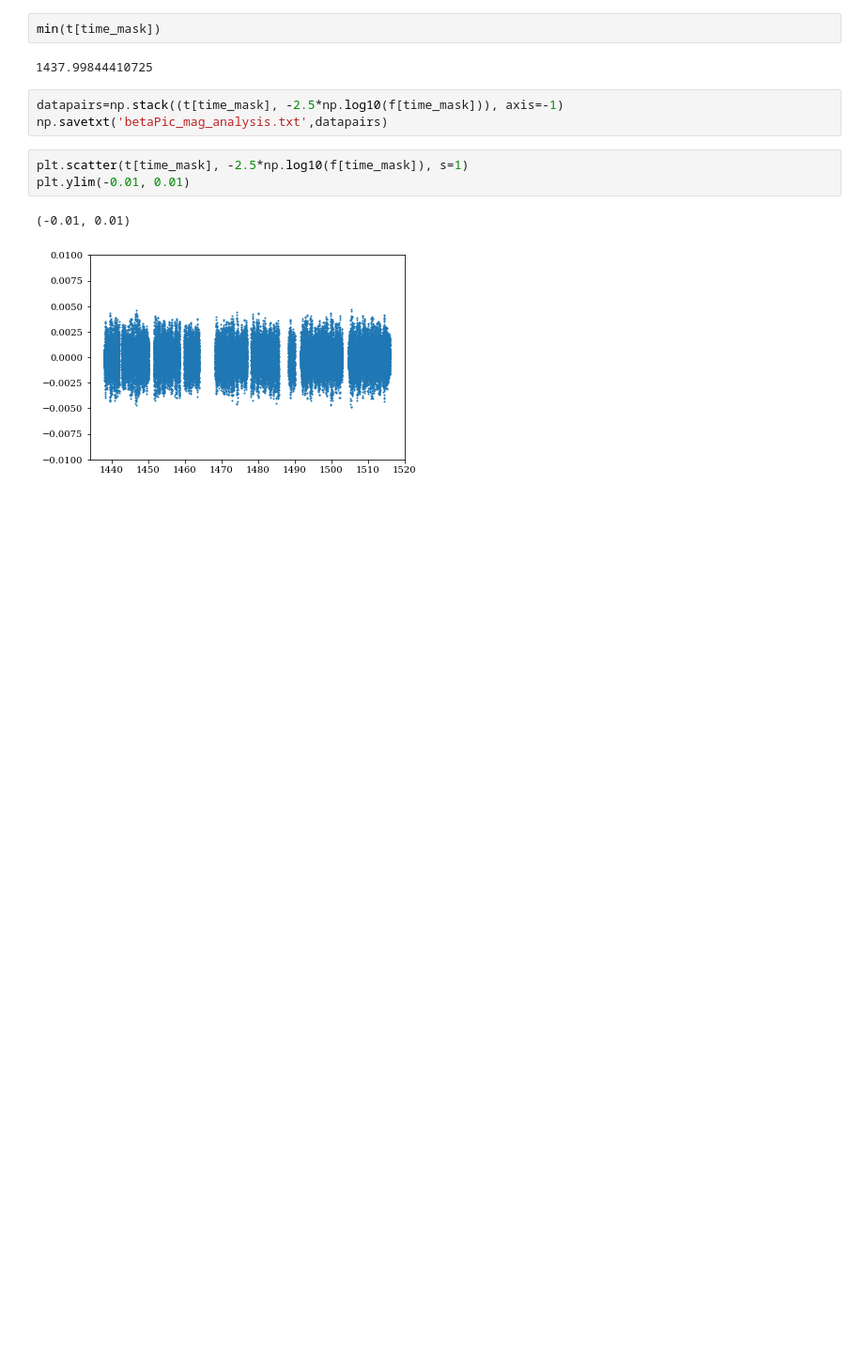
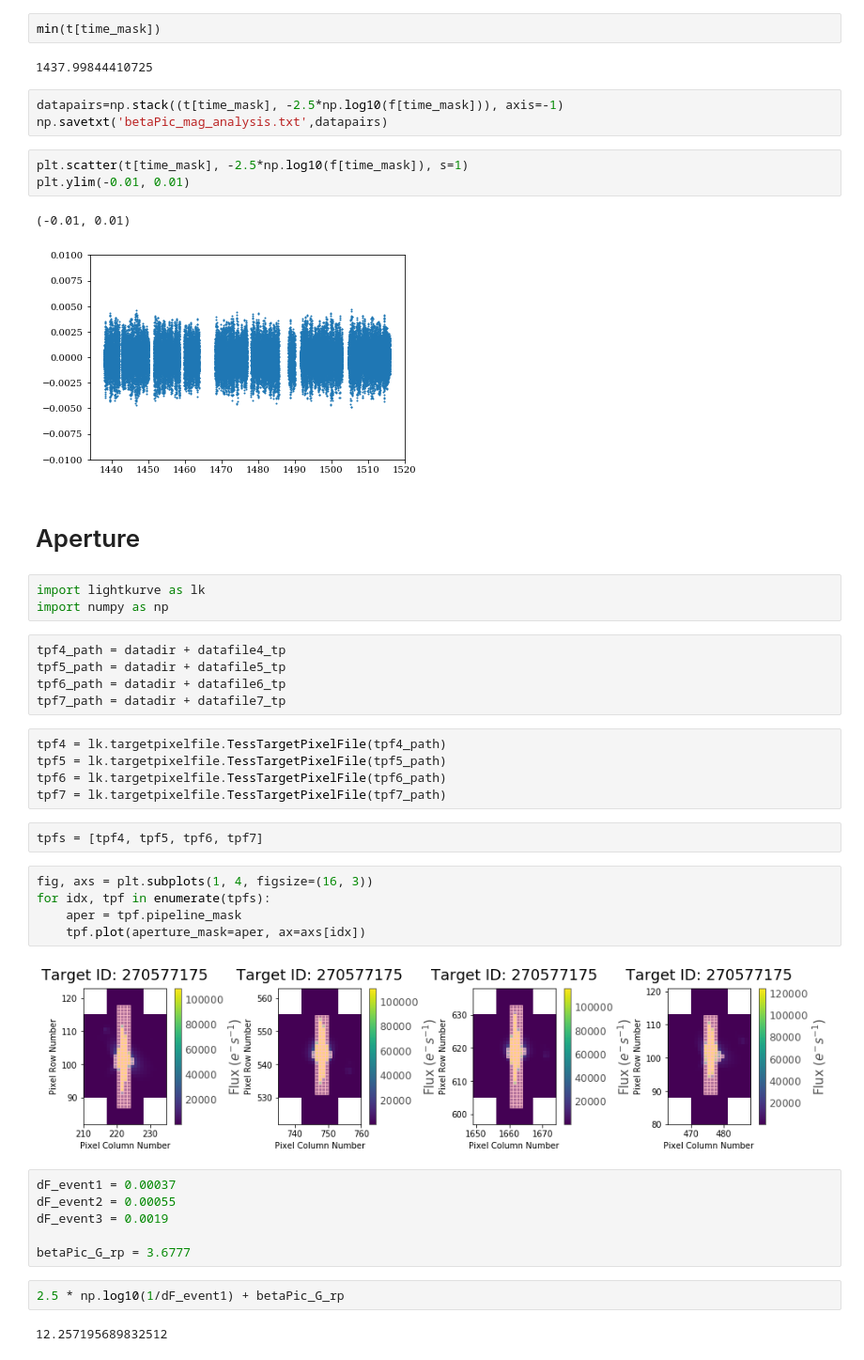
Before and after one commit to sebastian-zieba/betaPic_comet, a Jupyter notebook: construction_of_the_lightcurve.ipynb, the cells around one changed output. Shown at 94% size. Cells and saved outputs as stored; diff of their text form; blank space fills up the shorter version.

```diff
--- a/construction_of_the_lightcurve.ipynb
+++ b/construction_of_the_lightcurve.ipynb
@@ -280,3 +285,37 @@ plt.ylim(-0.01, 0.01)
 # %% [output]
 (-0.01, 0.01)
 [figure]
+# %% [markdown]
+# Aperture
+# %%
+import lightkurve as lk
+import numpy as np
+# %%
+tpf4_path = datadir + datafile4_tp
+tpf5_path = datadir + datafile5_tp
+tpf6_path = datadir + datafile6_tp
+tpf7_path = datadir + datafile7_tp
+# %%
+tpf4 = lk.targetpixelfile.TessTargetPixelFile(tpf4_path)
+tpf5 = lk.targetpixelfile.TessTargetPixelFile(tpf5_path)
+tpf6 = lk.targetpixelfile.TessTargetPixelFile(tpf6_path)
+tpf7 = lk.targetpixelfile.TessTargetPixelFile(tpf7_path)
+# %%
+tpfs = [tpf4, tpf5, tpf6, tpf7]
+# %%
+fig, axs = plt.subplots(1, 4, figsize=(16, 3))
+for idx, tpf in enumerate(tpfs):
+    aper = tpf.pipeline_mask
+    tpf.plot(aperture_mask=aper, ax=axs[idx])
+# %% [output]
+[figure, added]
+# %%
+dF_event1 = 0.00037
+dF_event2 = 0.00055
+dF_event3 = 0.0019
+
+betaPic_G_rp = 3.6777
+# %%
+2.5 * np.log10(1/dF_event1) + betaPic_G_rp
+# %% [output]
+12.257195689832512
```
Also changed, not shown: parts of 33 cells of this notebook, 1 other file.
